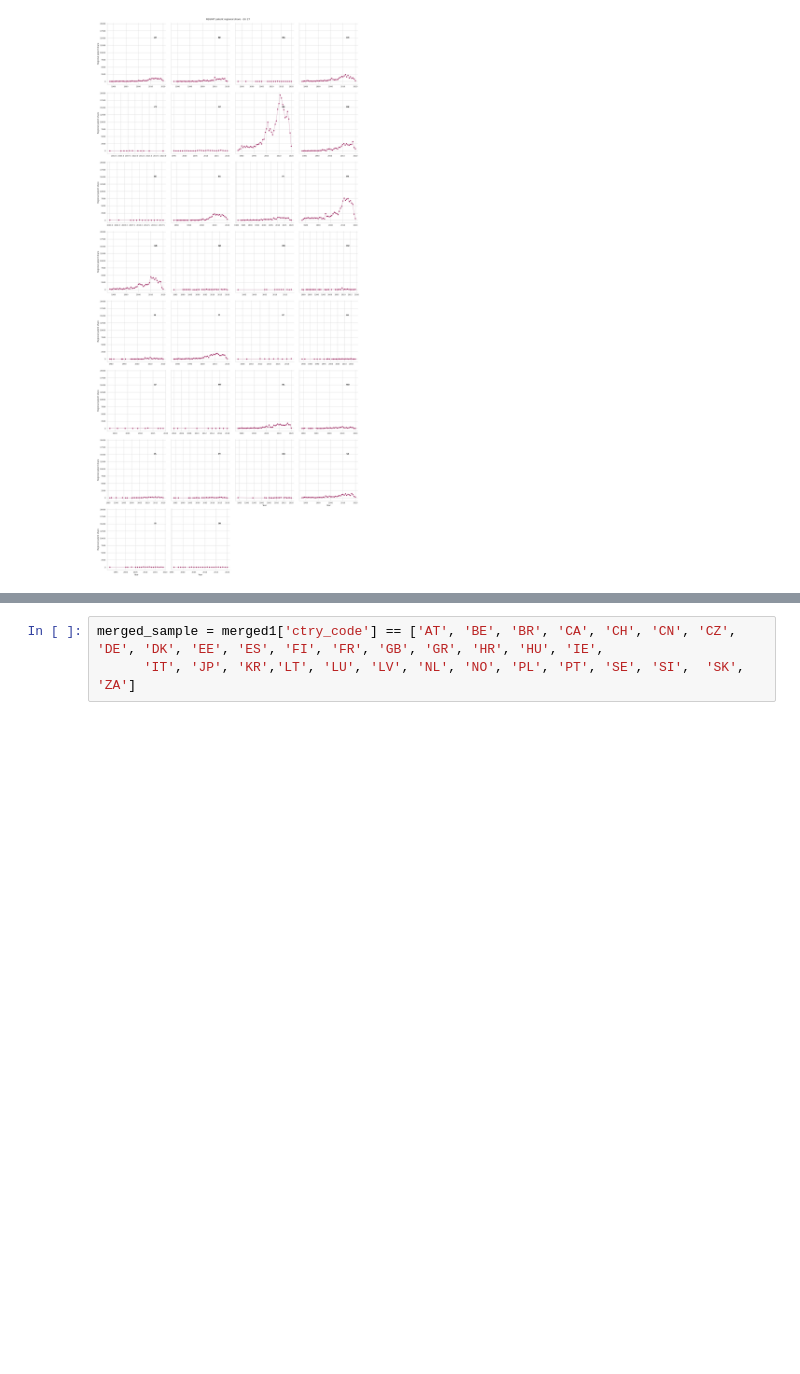
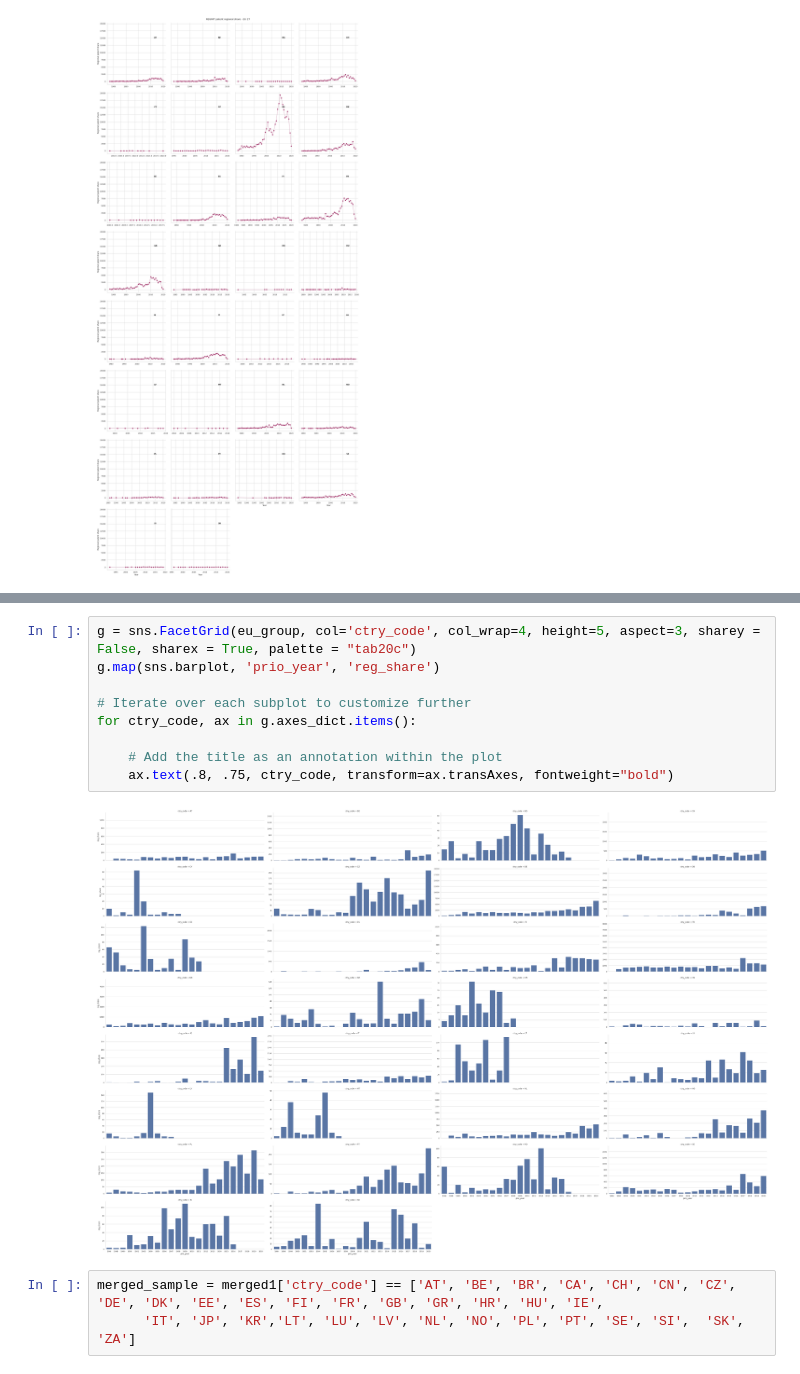
Before and after one commit to lauramenicacci/patent_breakdetection, a Jupyter notebook: REGPAT_scoping.ipynb, the cells around one changed output, grey strips where cells are left out. Cells and saved outputs as stored; diff of their text form; blank space fills up the shorter version.

```diff
--- a/REGPAT_scoping.ipynb
+++ b/REGPAT_scoping.ipynb
@@ -314,3 +388,14 @@ Text(0.5, 1, 'REGPAT patent regional share - EU 27')
+# %%
+g = sns.FacetGrid(eu_group, col='ctry_code', col_wrap=4, height=5, aspect=3, sharey = False, sharex = True, palette = "tab20c")
+g.map(sns.barplot, 'prio_year', 'reg_share')
+
+# Iterate over each subplot to customize further
+for ctry_code, ax in g.axes_dict.items():
+
+    # Add the title as an annotation within the plot
+    ax.text(.8, .75, ctry_code, transform=ax.transAxes, fontweight="bold")
+# %% [output]
+[figure, added]
 # %%
 merged_sample = merged1['ctry_code'] == ['AT', 'BE', 'BR', 'CA', 'CH', 'CN', 'CZ', 'DE', 'DK', 'EE', 'ES', 'FI', 'FR', 'GB', 'GR', 'HR', 'HU', 'IE',
       'IT', 'JP', 'KR','LT', 'LU', 'LV', 'NL', 'NO', 'PL', 'PT', 'SE', 'SI',  'SK', 'ZA']
```
Also changed, not shown: parts of 11 cells of this notebook.
